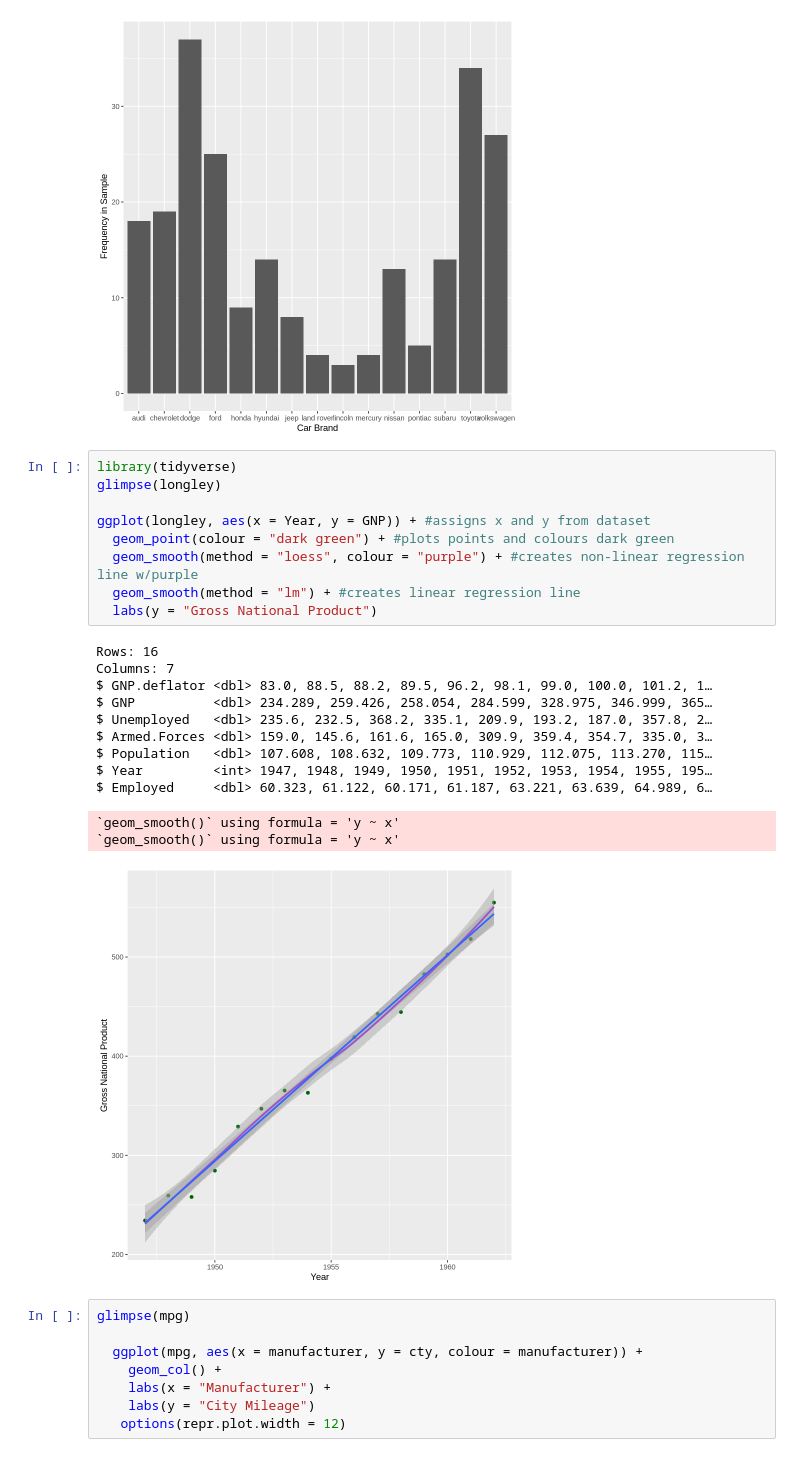
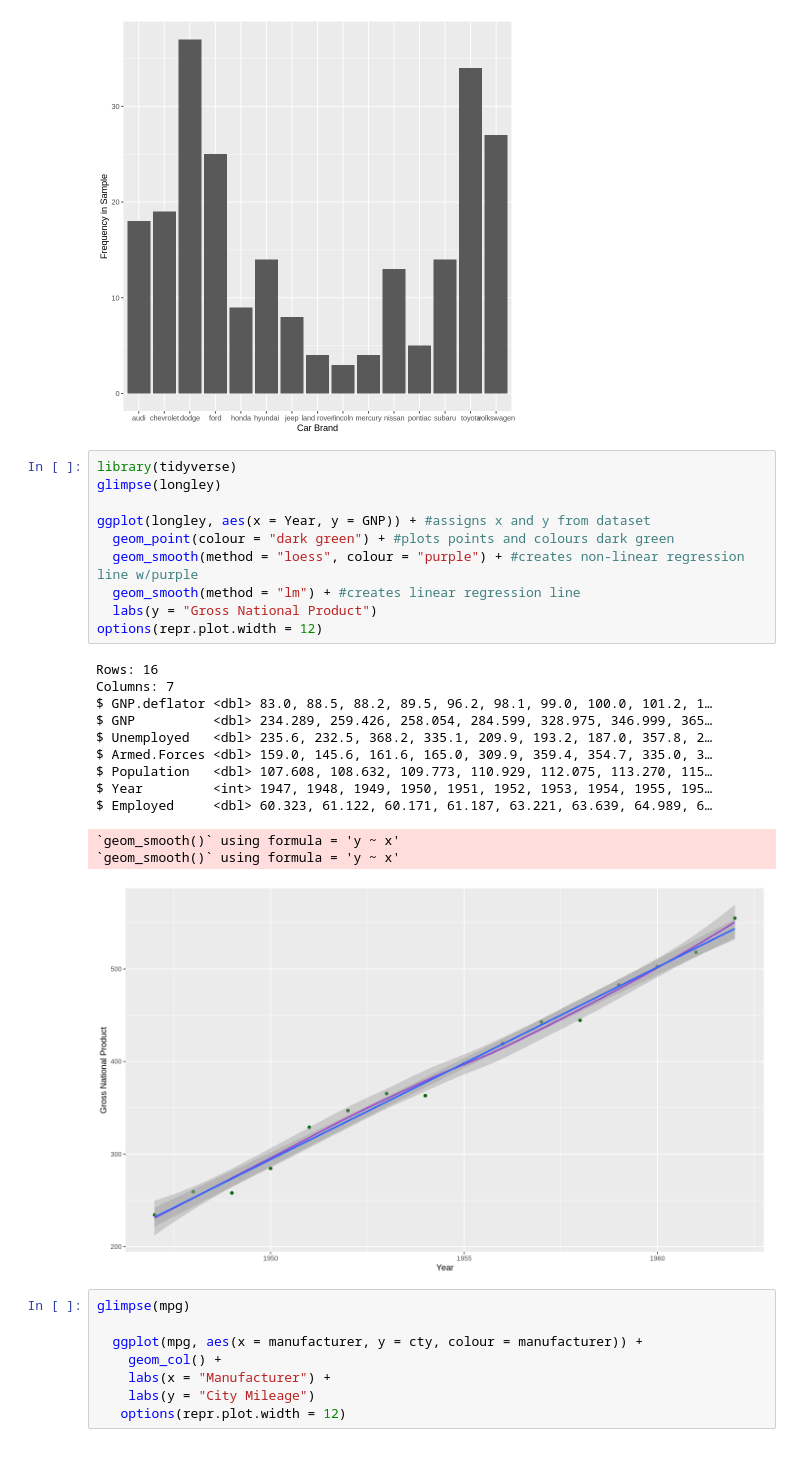
Before and after one commit to RyoikiTenkaiD/My-R-learning, a Jupyter notebook: R_study_1.ipynb, the cells around one changed output. Saved outputs shown, nothing was run; the diff lists cells and outputs as text.

```diff
--- a/R_study_1.ipynb
+++ b/R_study_1.ipynb
@@ -283,25 +283,26 @@ $ class        <chr> "compact", "compact", "compact", "compact", "compact", "c
 # %%
 library(tidyverse)
 glimpse(longley)
 
 ggplot(longley, aes(x = Year, y = GNP)) + #assigns x and y from dataset
   geom_point(colour = "dark green") + #plots points and colours dark green
   geom_smooth(method = "loess", colour = "purple") + #creates non-linear regression line w/purple
   geom_smooth(method = "lm") + #creates linear regression line
   labs(y = "Gross National Product")
+options(repr.plot.width = 12)
 # %% [output]
 Rows: 16
 Columns: 7
 $ GNP.deflator <dbl> 83.0, 88.5, 88.2, 89.5, 96.2, 98.1, 99.0, 100.0, 101.2, 1…
 $ GNP          <dbl> 234.289, 259.426, 258.054, 284.599, 328.975, 346.999, 365…
 $ Unemployed   <dbl> 235.6, 232.5, 368.2, 335.1, 209.9, 193.2, 187.0, 357.8, 2…
 $ Armed.Forces <dbl> 159.0, 145.6, 161.6, 165.0, 309.9, 359.4, 354.7, 335.0, 3…
 $ Population   <dbl> 107.608, 108.632, 109.773, 110.929, 112.075, 113.270, 115…
 $ Year         <int> 1947, 1948, 1949, 1950, 1951, 1952, 1953, 1954, 1955, 195…
 $ Employed     <dbl> 60.323, 61.122, 60.171, 61.187, 63.221, 63.639, 64.989, 6…
 `geom_smooth()` using formula = 'y ~ x'
 `geom_smooth()` using formula = 'y ~ x'
-[figure, old version]
+[figure, new version]
 # %%
 glimpse(mpg)
 
```
